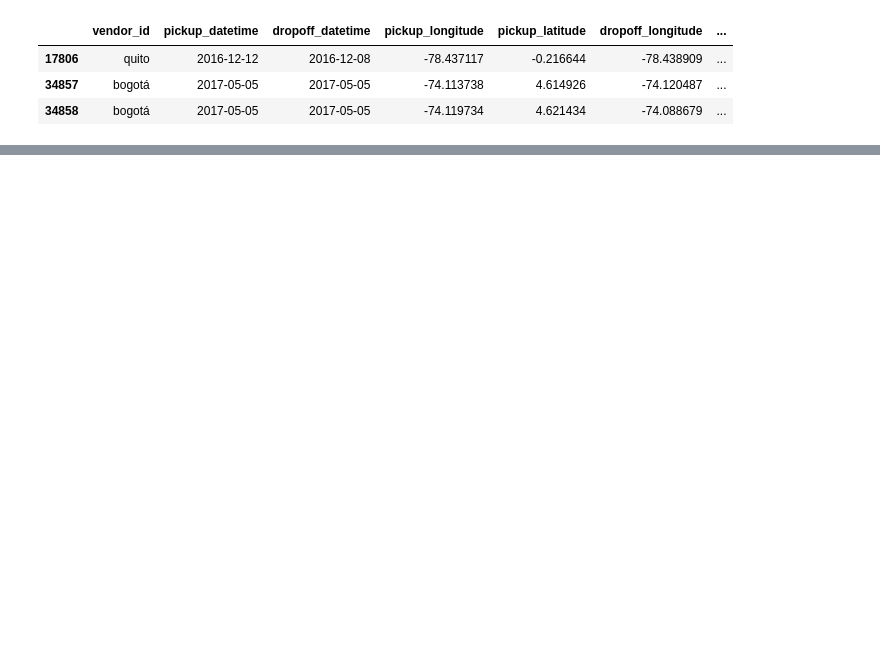
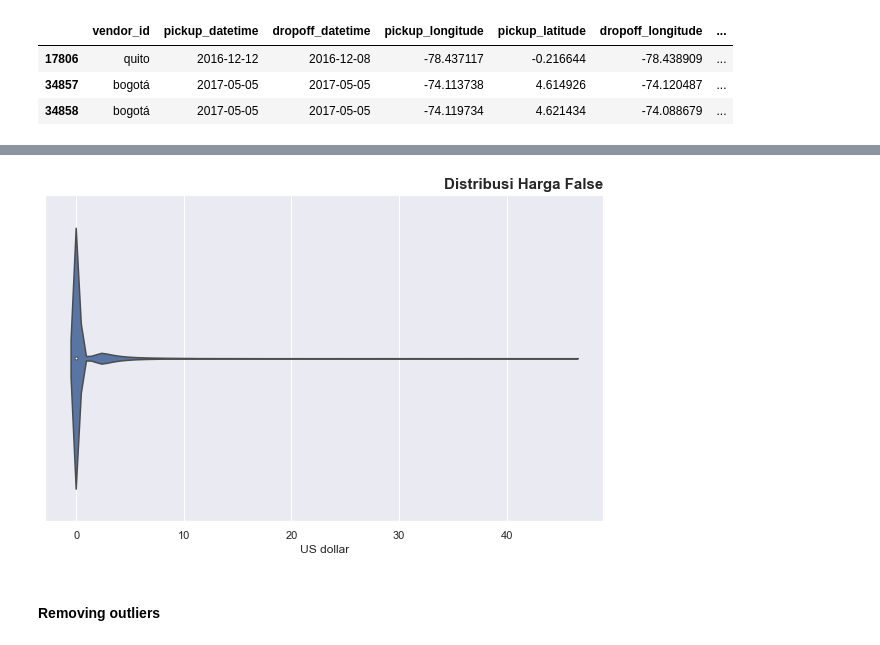
Before and after one commit to enricoroselino/GGU-3-Uber-VTRIP, a Jupyter notebook: EDA.ipynb, the cells around one changed output, grey strips where cells are left out. Cells and saved outputs as stored; diff of their text form; code cells hidden in the pictures; blank space fills up the shorter version.

Commit message:
restructure + remove outliers

```diff
--- a/EDA.ipynb
+++ b/EDA.ipynb
@@ -802,0 +671,6 @@ export_csv.to_csv(os.path.join("dataset", "GGU_price_predict.csv"), index=False)
+# %%
+# pick non minus data
+false_data = false_data[(false_data.trip_duration > 0) & (false_data.dist_meters > 0)]
+# %%
+# treshold logic distance by True label max distance
+false_data = false_data[(false_data.est_meters <= true_data["dist_meters"].max())]
@@ -802,0 +695,18 @@ export_csv.to_csv(os.path.join("dataset", "GGU_price_predict.csv"), index=False)
+# %%
+# plot price distribution
+plt.figure(figsize=(10, 6))
+
+with sns.axes_style(style="darkgrid"):
+    sns.violinplot(x=false_data["price"])
+
+plt.title(
+    "Distribusi Harga False",
+    loc="right",
+    fontweight="bold",
+    size=15
+)
+plt.xlabel("US dollar");
+# %% [output]
+[figure, added]
+# %% [markdown]
+#### Removing outliers
```
Also changed, not shown: parts of 43 cells of this notebook.
